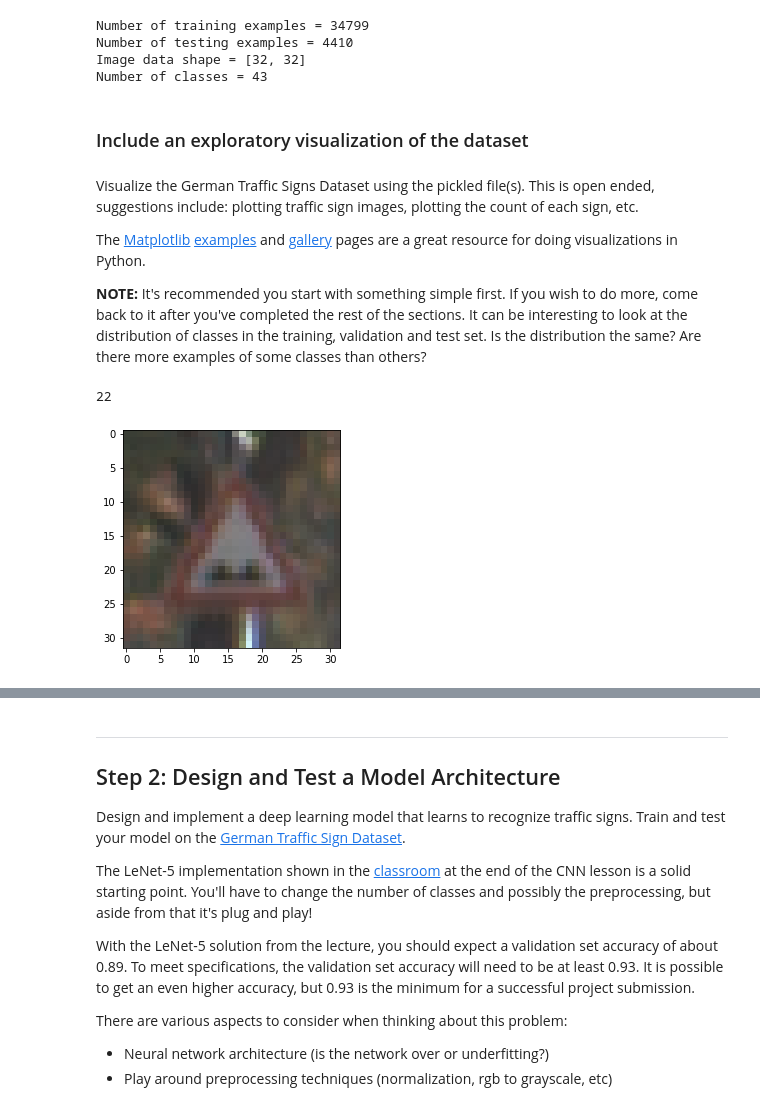
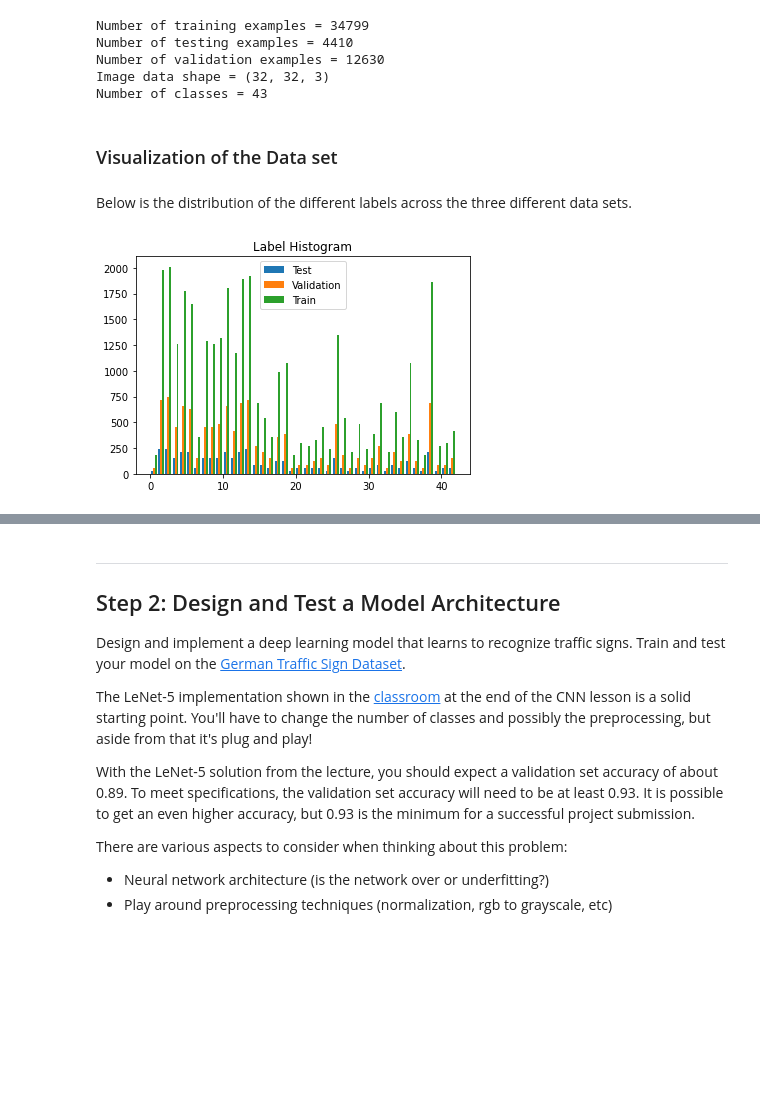
Before and after one commit to moisesejimenezg/traffic_sign_classifier, a Jupyter notebook: Traffic_Sign_Classifier.ipynb, the cells around one changed output, grey strips where cells are left out. Cells and saved outputs as stored; diff of their text form; code cells hidden in the pictures; blank space fills up the shorter version.

Commit message:
Add functionality to jupyter notebook

```diff
--- a/Traffic_Sign_Classifier.ipynb
+++ b/Traffic_Sign_Classifier.ipynb
@@ -55,49 +33,35 @@ Complete the basic data summary below. Use python, numpy and/or pandas methods t
 # %%
-### Replace each question mark with the appropriate value.
-### Use python, pandas or numpy methods rather than hard coding the results
+n_train = y_train.shape[0]
 
-# Total number of images: 51839
-n_train = 34799
+n_validation = y_valid.shape[0]
 
-n_validation = 12630
+n_test = y_test.shape[0]
 
-n_test = 4410
+image_shape = X_train[0].shape
 
-image_shape = [32, 32]
-
-n_classes = 43
+labels = set(y_test)
+n_classes = len(labels)
 
 print("Number of training examples =", n_train)
 print("Number of testing examples =", n_test)
+print("Number of validation examples =", n_validation)
 print("Image data shape =", image_shape)
 print("Number of classes =", n_classes)
 # %% [output]
 Number of training examples = 34799
 Number of testing examples = 4410
-Image data shape = [32, 32]
+Number of validation examples = 12630
+Image data shape = (32, 32, 3)
 Number of classes = 43
-# %% [markdown]
-### Include an exploratory visualization of the dataset
-# %% [markdown]
-Visualize the German Traffic Signs Dataset using the pickled file(s). This is open ended, suggestions include: plotting traffic sign images, plotting the count of each sign, etc.
-
-The [Matplotlib](http://matplotlib.org/) [examples](http://matplotlib.org/examples/index.html) and [gallery](http://matplotlib.org/gallery.html) pages are a great resource for doing visualizations in Python.
-
-**NOTE:** It's recommended you start with something simple first. If you wish to do more, come back to it after you've completed the rest of the sections. It can be interesting to look at the distribution of classes in the training, validation and test set. Is the distribution the same? Are there more examples of some classes than others?
-# %%
-### Data exploration visualization code goes here.
-### Feel free to use as many code cells as needed.
-import matplotlib.pyplot as plt
-# Visualizations will be shown in the notebook.
-%matplotlib inline
-import random
-import numpy as np
-
-index = random.randint(0, len(X_train))
-image = X_train[index].squeeze()
-
-plt.imshow(image)
-print(y_train[index])
-# %% [output]
-22
-[figure, removed]
+# %% [markdown]
+### Visualization of the Data set
+# %% [markdown]
+Below is the distribution of the different labels across the three different data sets.
+# %%
+%matplotlib inline
+from src.data_visualizer import DataVisualizer
+
+visualizer = DataVisualizer(X_test, y_test, y_valid, y_train, n_classes)
+visualizer.generate_histogram()
+# %% [output]
+[figure, added]
```
Also changed, not shown: parts of 18 cells of this notebook.
